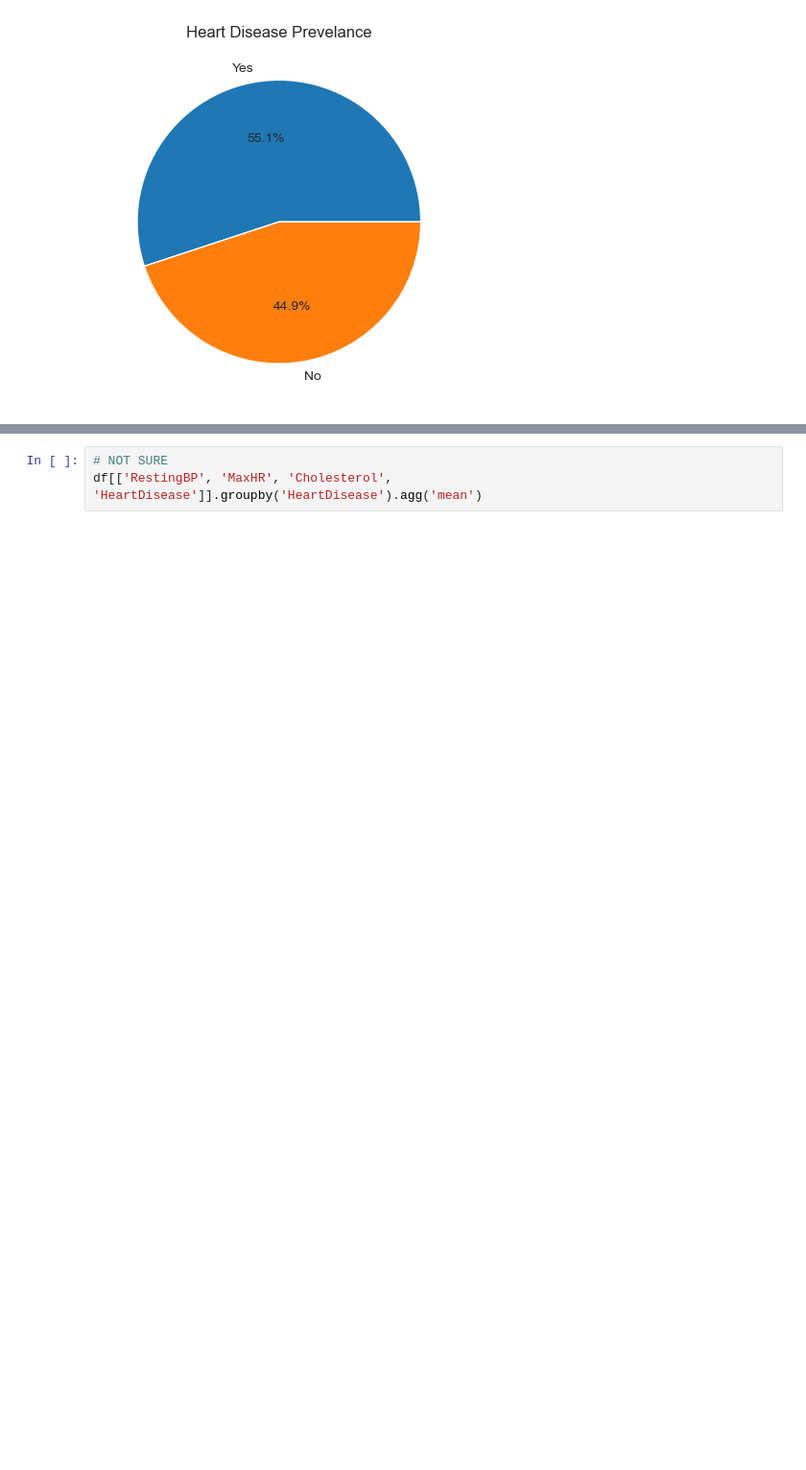
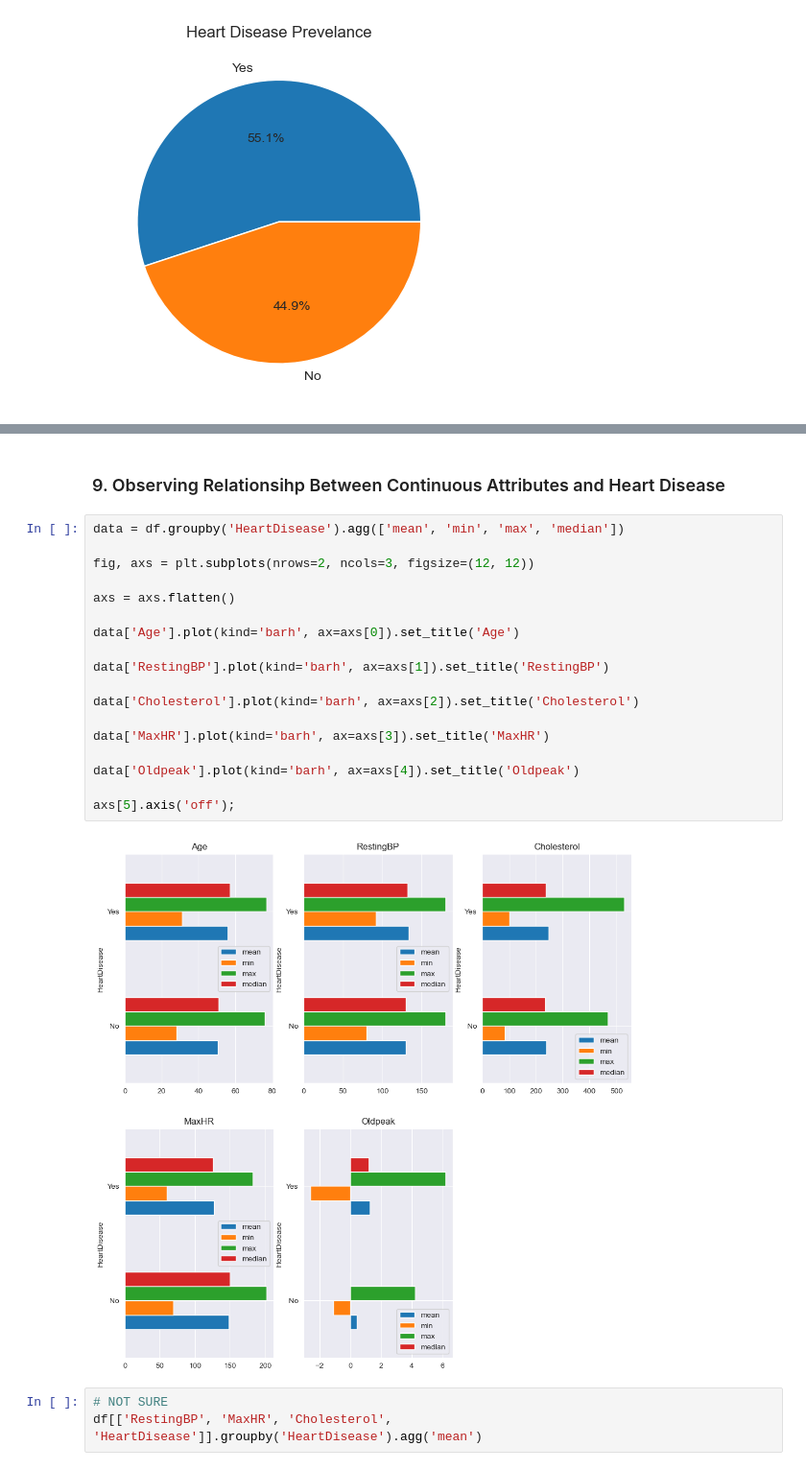
Before and after one commit to malikka-rajshahi/Heart-Failure-Analysis, a Jupyter notebook: HeartAnalysisCombined.ipynb, the cells around one changed output, grey strips where cells are left out. Shown at 96% size. Cells and saved outputs as stored; diff of their text form; blank space fills up the shorter version.

```diff
--- a/HeartAnalysisCombined.ipynb
+++ b/HeartAnalysisCombined.ipynb
@@ -211,3 +230,25 @@ plt.title('Heart Disease Prevelance');
+# %% [markdown]
+### 9. Observing Relationsihp Between Continuous Attributes and Heart Disease
+# %%
+data = df.groupby('HeartDisease').agg(['mean', 'min', 'max', 'median'])
+
+fig, axs = plt.subplots(nrows=2, ncols=3, figsize=(12, 12))
+
+axs = axs.flatten()
+
+data['Age'].plot(kind='barh', ax=axs[0]).set_title('Age')
+
+data['RestingBP'].plot(kind='barh', ax=axs[1]).set_title('RestingBP')
+
+data['Cholesterol'].plot(kind='barh', ax=axs[2]).set_title('Cholesterol')
+
+data['MaxHR'].plot(kind='barh', ax=axs[3]).set_title('MaxHR')
+
+data['Oldpeak'].plot(kind='barh', ax=axs[4]).set_title('Oldpeak')
+
+axs[5].axis('off');
+# %% [output]
+[figure, added]
 # %%
 # NOT SURE
 df[['RestingBP', 'MaxHR', 'Cholesterol', 'HeartDisease']].groupby('HeartDisease').agg('mean')
```
Also changed, not shown: parts of 3 cells of this notebook.
